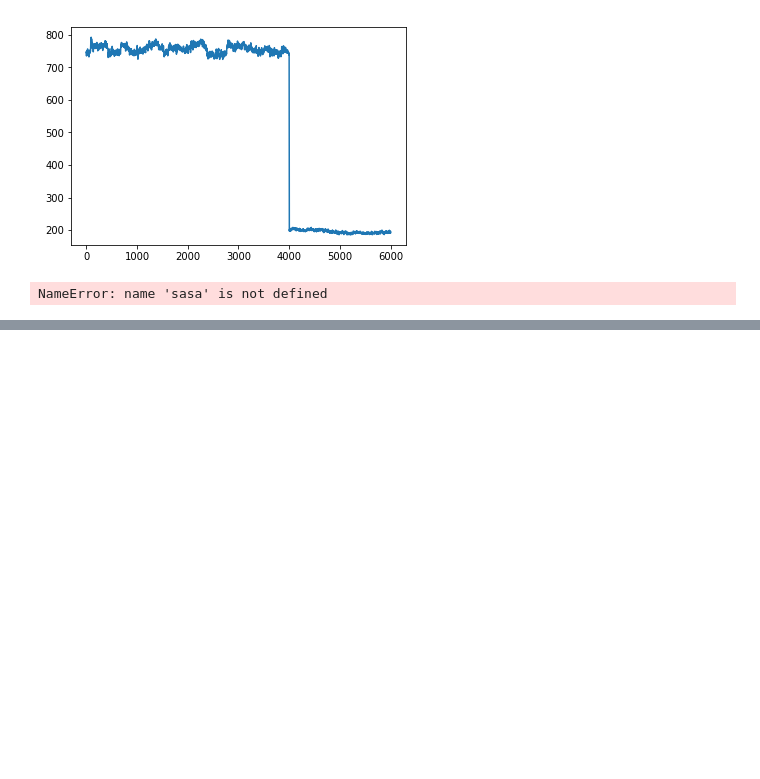
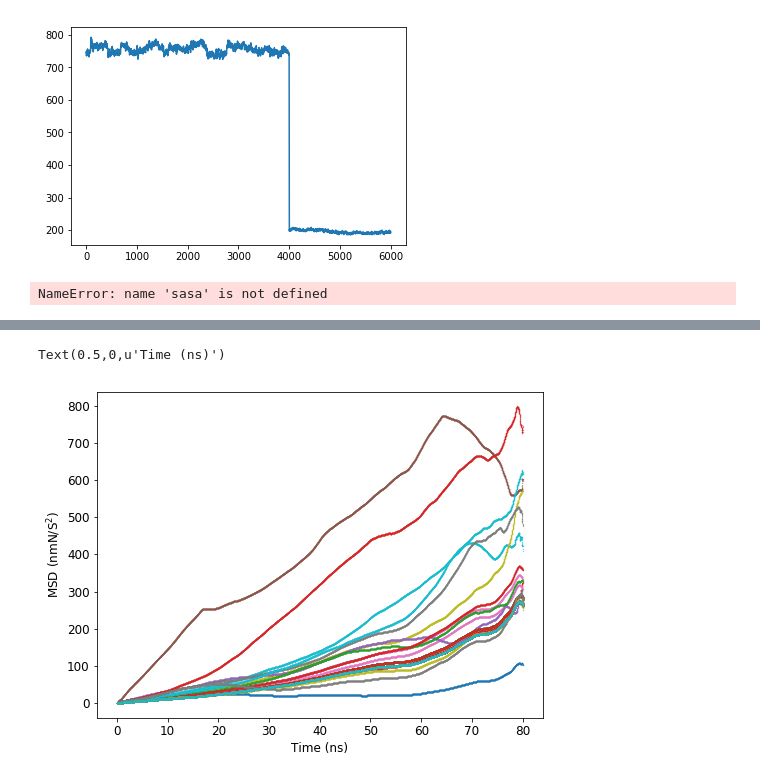
Before and after one commit to fearlessroad/mixed-monolayers, a Jupyter notebook: functions/diffusion.ipynb, the cells around one changed output, grey strips where cells are left out. Cells and saved outputs as stored; diff of their text form; code cells hidden in the pictures; blank space fills up the shorter version.

```diff
--- a/functions/diffusion.ipynb
+++ b/functions/diffusion.ipynb
@@ -7,6 +7,14 @@ import matplotlib.pyplot as plt
 import os
 import os.path
 from pathlib2 import Path
+import matplotlib.pylab as pylab
+params = {'legend.fontsize': 'large',
+          'figure.figsize': (15, 5),
+         'axes.labelsize': 'large',
+         'axes.titlesize':'large',
+         'xtick.labelsize':'large',
+         'ytick.labelsize':'large'}
+pylab.rcParams.update(params)
 # %% [markdown]
 ## import data
 # %%
@@ -314,0 +298,10 @@ NameError: name 'sasa' is not defined
+# %%
+plt.figure(figsize=(8,6))
+for i in range(1,145):
+    q = np.genfromtxt('/gpfs/amarolab/monolayers/MIX1_NaCl0.4_GMX/SA20-3_100ns/molecular_diffusion/msd'+str(i)+'.xvg', skip_header=20)
+    plt.errorbar(q[:,0]/1000, q[:,1], marker='.', ms=.5, ls='none', c=)
+plt.ylabel('MSD (nmN/S$^2$)')
+plt.xlabel('Time (ns)')
+# %% [output]
+Text(0.5,0,u'Time (ns)')
+[figure, added]
```
Also changed, not shown: parts of 16 cells of this notebook, 8 other files.
